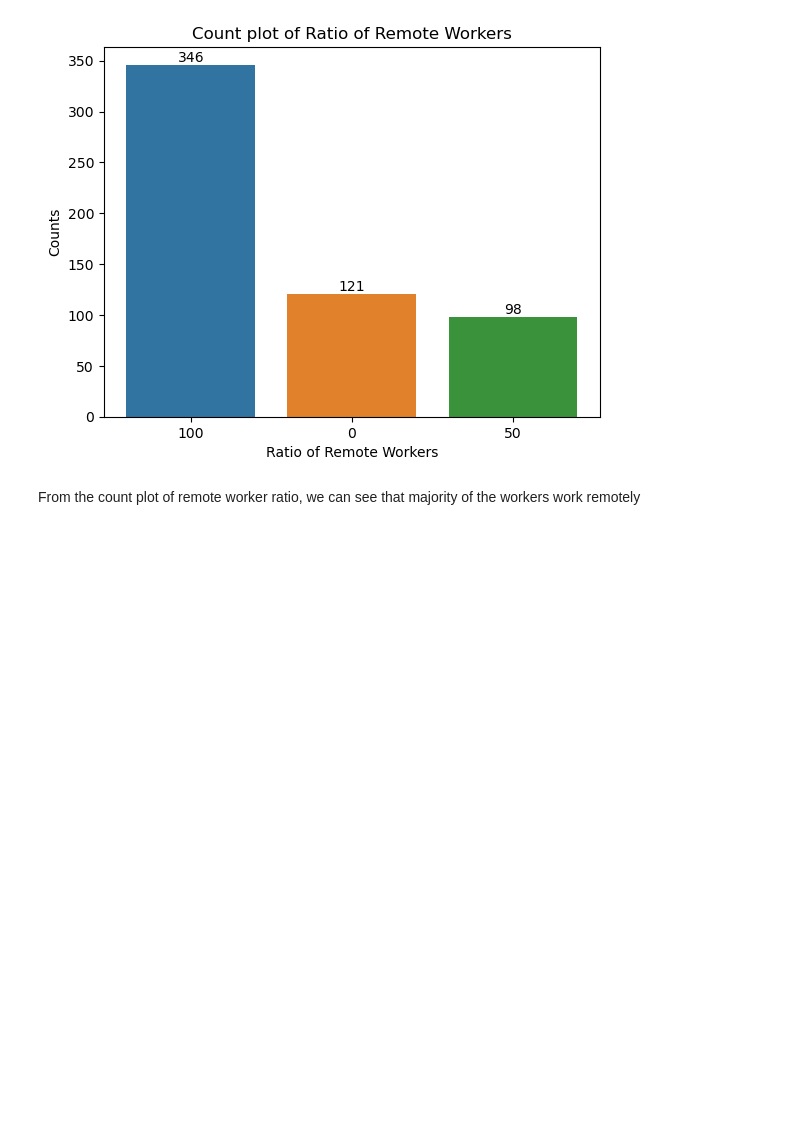
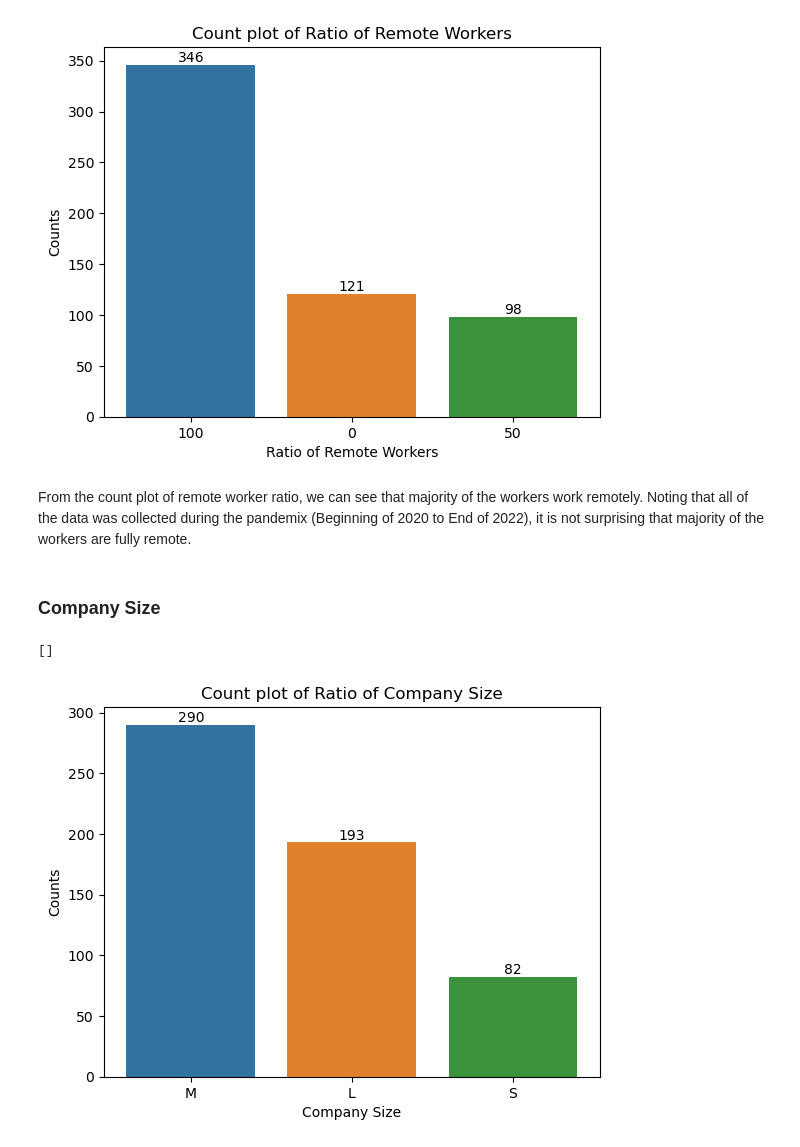
Before and after one commit to K-WeiMing/Personal_Projects, a Jupyter notebook: data_scientist_salaries/eda.ipynb, the cells around one changed output. Drawn from its saved outputs; the diff is of its cells as text; code cells hidden in the pictures; blank space fills up the shorter version.

```diff
--- a/data_scientist_salaries/eda.ipynb
+++ b/data_scientist_salaries/eda.ipynb
@@ -144,4 +165,16 @@ plt.plot()
 []
 [figure]
 # %% [markdown]
-From the count plot of remote worker ratio, we can see that majority of the workers work remotely
+From the count plot of remote worker ratio, we can see that majority of the workers work remotely. Noting that all of the data was collected during the pandemix (Beginning of 2020 to End of 2022), it is  not surprising that majority of the workers are fully remote.
+# %% [markdown]
+### Company Size
+# %%
+splot = sns.countplot(x="company_size", data=df, order=df["company_size"].value_counts().sort_values(ascending=False).index)
+plt.title("Count plot of Ratio of Company Size")
+plt.bar_label(splot.containers[0])
+plt.xlabel("Company Size")
+plt.ylabel("Counts")
+plt.plot()
+# %% [output]
+[]
+[figure, added]
```
Also changed, not shown: parts of 8 cells of this notebook.
